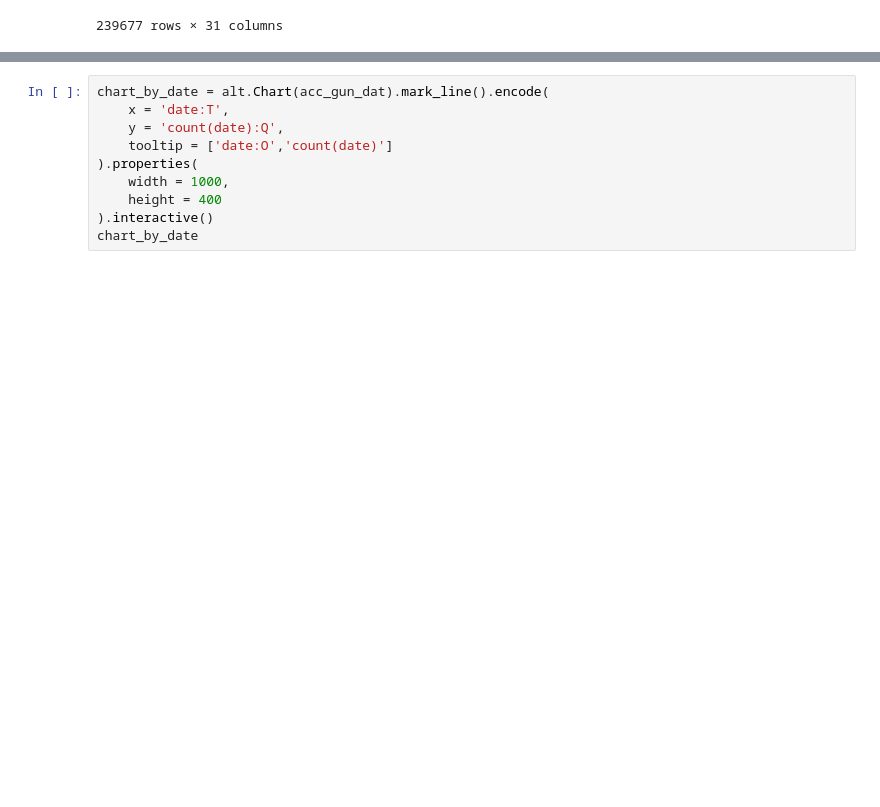
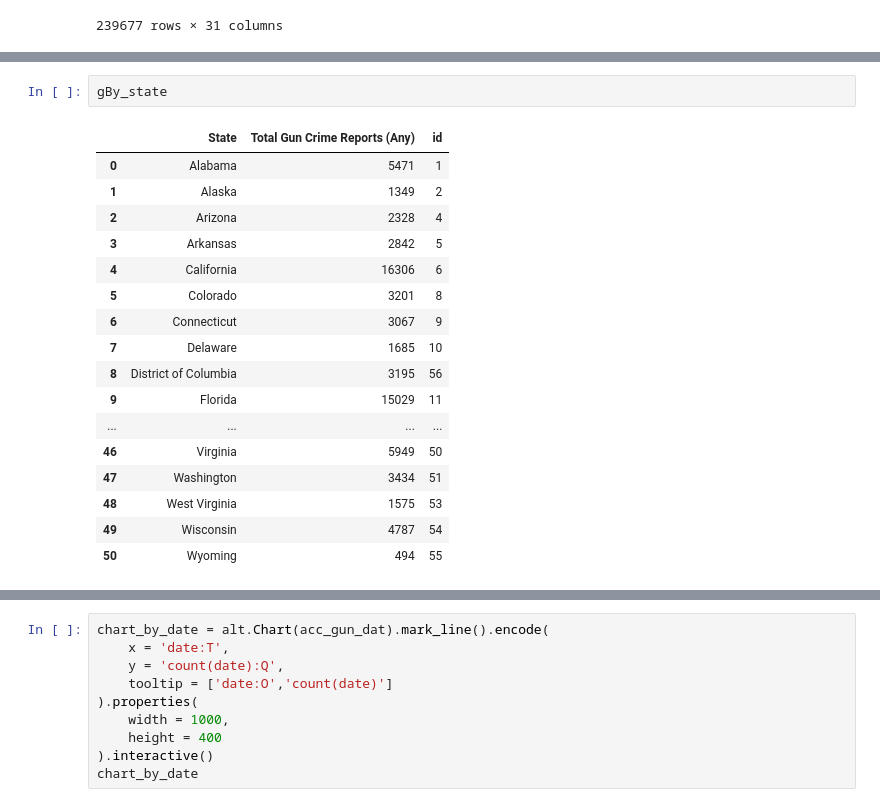
Before and after one commit to ErfanFaneian/580_final, a Jupyter notebook: p_callahan/dat_explorer.ipynb, the cells around one changed output, grey strips where cells are left out. Drawn from its saved outputs; the diff is of its cells as text; blank space fills up the shorter version.

```diff
--- a/p_callahan/dat_explorer.ipynb
+++ b/p_callahan/dat_explorer.ipynb
@@ -155,6 +156,26 @@ points = alt.Chart(df).transform_aggregate(
 background + points
 # %% [output]
 [interactive output not drawn]
+# %%
+gBy_state
+# %% [output]
+|  | State | Total Gun Crime Reports (Any) | id |
+| 0 | Alabama | 5471 | 1 |
+| 1 | Alaska | 1349 | 2 |
+| 2 | Arizona | 2328 | 4 |
+| 3 | Arkansas | 2842 | 5 |
+| 4 | California | 16306 | 6 |
+| 5 | Colorado | 3201 | 8 |
+| 6 | Connecticut | 3067 | 9 |
+| 7 | Delaware | 1685 | 10 |
+| 8 | District of Columbia | 3195 | 56 |
+| 9 | Florida | 15029 | 11 |
+| ... | ... | ... | ... |
+| 46 | Virginia | 5949 | 50 |
+| 47 | Washington | 3434 | 51 |
+| 48 | West Virginia | 1575 | 53 |
+| 49 | Wisconsin | 4787 | 54 |
+| 50 | Wyoming | 494 | 55 |
 # %%
 df = df[df.state!='Guam']
 df = df[df.state!='Federal']
```
Also changed, not shown: parts of 3 cells of this notebook, 8 other files.
